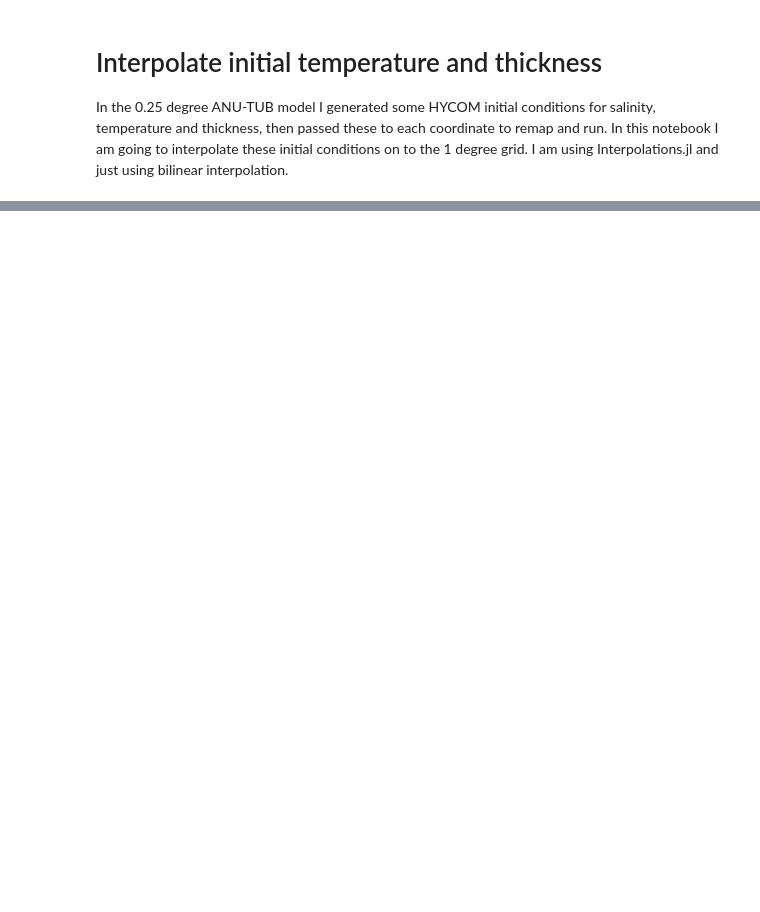
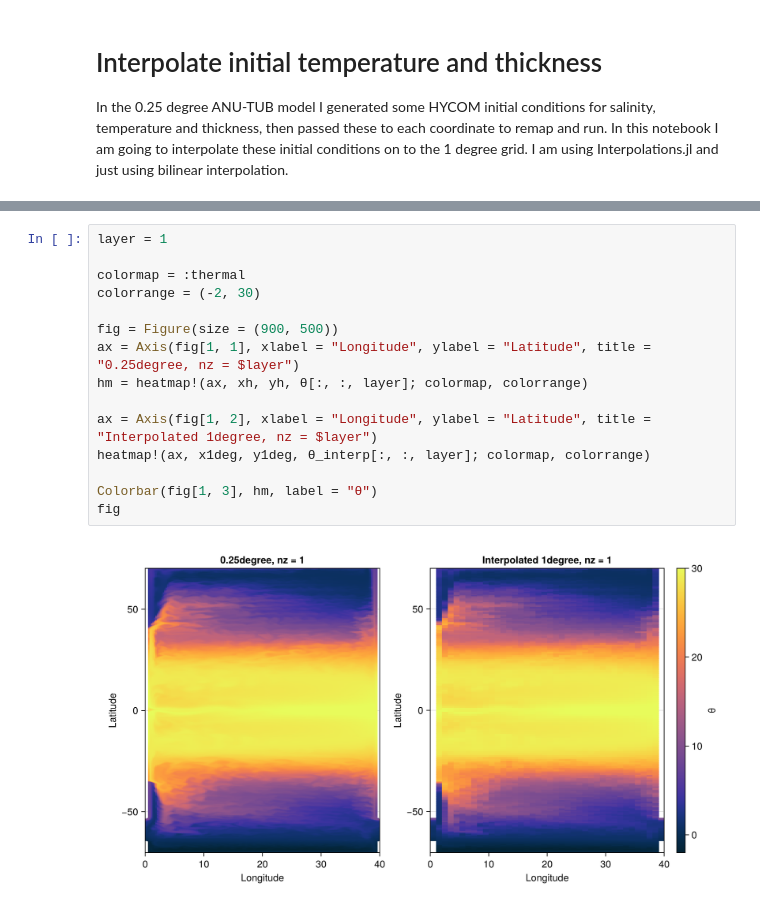
Before and after one commit to jbisits/anu-tub, a Jupyter notebook: input/anu-tub/interpolate_ics.ipynb, the cells around one changed output, grey strips where cells are left out. Drawn from its saved outputs; the diff is of its cells as text; blank space fills up the shorter version.

```diff
--- a/input/anu-tub/interpolate_ics.ipynb
+++ b/input/anu-tub/interpolate_ics.ipynb
@@ -38,0 +120,17 @@ Precompiling packages...
+# %%
+layer = 1
+
+colormap = :thermal
+colorrange = (-2, 30)
+
+fig = Figure(size = (900, 500))
+ax = Axis(fig[1, 1], xlabel = "Longitude", ylabel = "Latitude", title = "0.25degree, nz = $layer")
+hm = heatmap!(ax, xh, yh, θ[:, :, layer]; colormap, colorrange)
+
+ax = Axis(fig[1, 2], xlabel = "Longitude", ylabel = "Latitude", title = "Interpolated 1degree, nz = $layer")
+heatmap!(ax, x1deg, y1deg, θ_interp[:, :, layer]; colormap, colorrange)
+
+Colorbar(fig[1, 3], hm, label = "θ")
+fig
+# %% [output]
+[figure, added]
```
Also changed, not shown: parts of 18 cells of this notebook, 1 other file.
